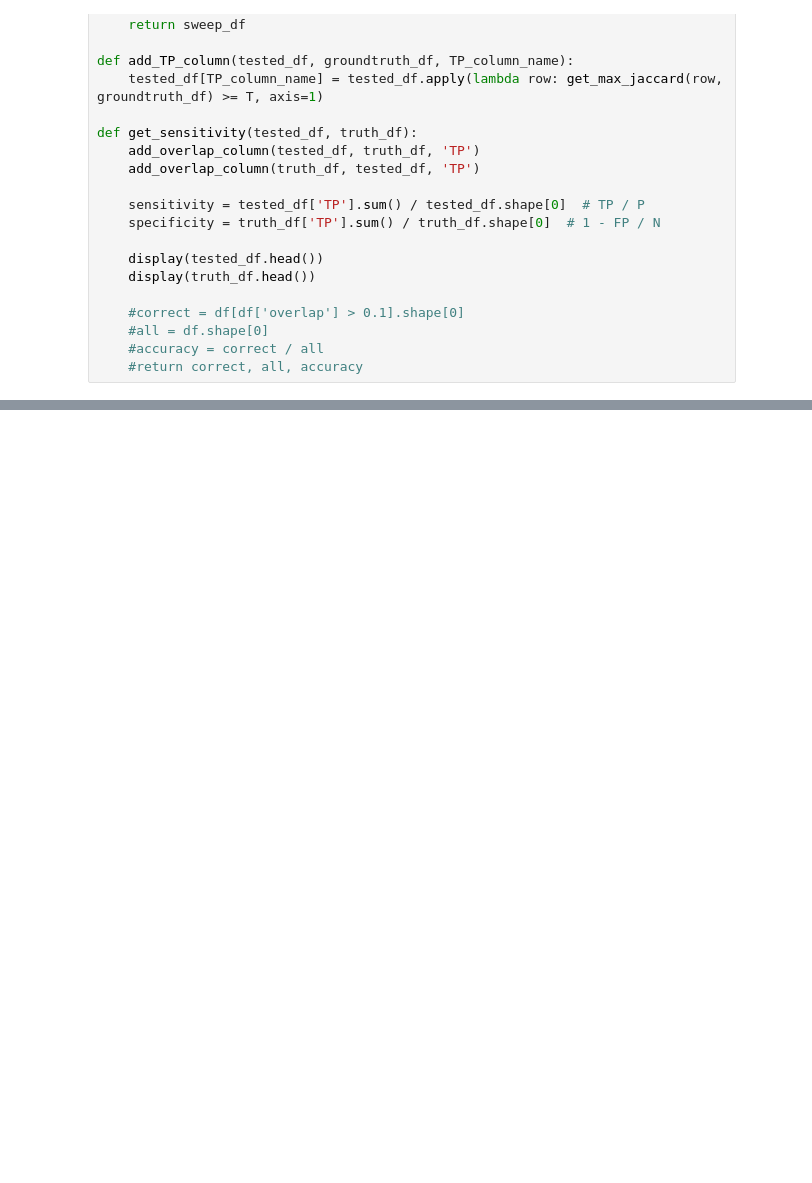
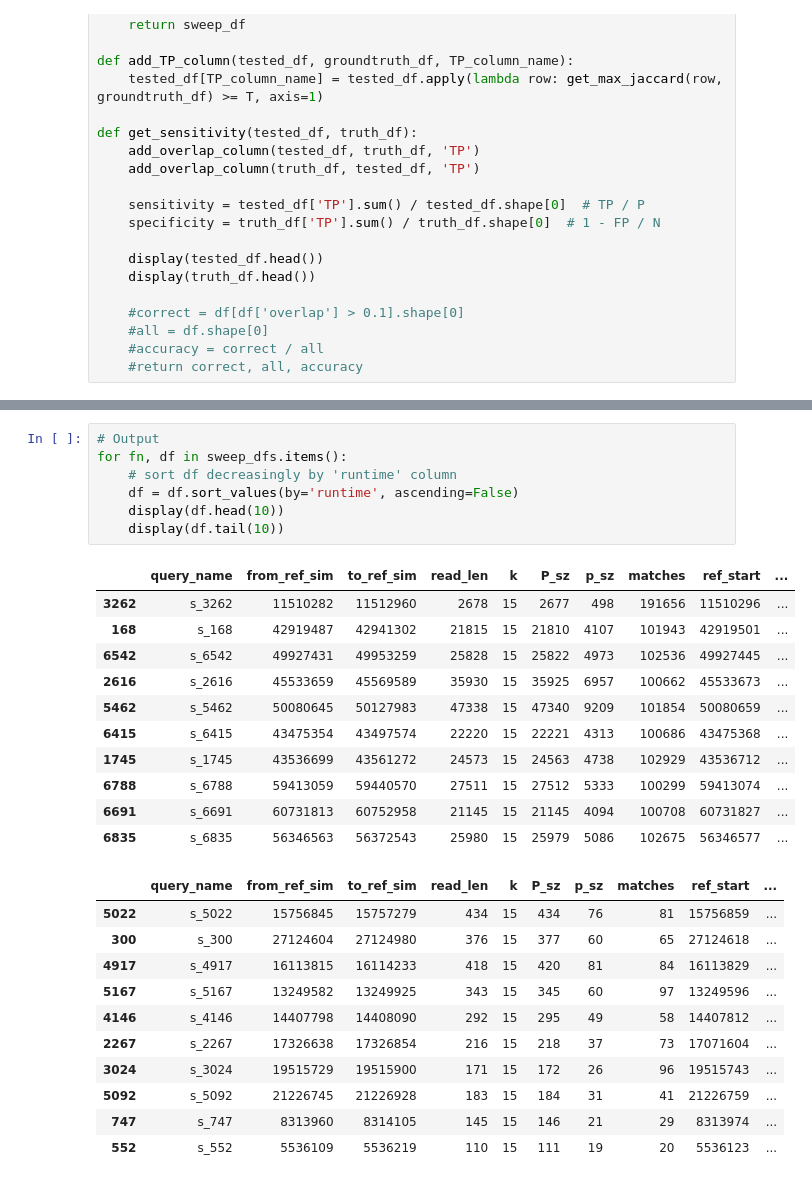
Before and after one commit to pesho-ivanov/shmap, a Jupyter notebook: Evals.ipynb, the cells around one changed output, grey strips where cells are left out. Drawn from its saved outputs; the diff is of its cells as text; blank space fills up the shorter version.

```diff
--- a/Evals.ipynb
+++ b/Evals.ipynb
@@ -71,2 +111,32 @@ out/sweep-b-a-fine.out
 |  |
+# %%
+# Output
+for fn, df in sweep_dfs.items():
+    # sort df decreasingly by 'runtime' column
+    df = df.sort_values(by='runtime', ascending=False)
+    display(df.head(10))
+    display(df.tail(10))
+# %% [output]
+|  | query_name | from_ref_sim | to_ref_sim | read_len | k | P_sz | p_sz | matches | ref_start | ... |
+| 3262 | s_3262 | 11510282 | 11512960 | 2678 | 15 | 2677 | 498 | 191656 | 11510296 | ... |
+| 168 | s_168 | 42919487 | 42941302 | 21815 | 15 | 21810 | 4107 | 101943 | 42919501 | ... |
+| 6542 | s_6542 | 49927431 | 49953259 | 25828 | 15 | 25822 | 4973 | 102536 | 49927445 | ... |
+| 2616 | s_2616 | 45533659 | 45569589 | 35930 | 15 | 35925 | 6957 | 100662 | 45533673 | ... |
+| 5462 | s_5462 | 50080645 | 50127983 | 47338 | 15 | 47340 | 9209 | 101854 | 50080659 | ... |
+| 6415 | s_6415 | 43475354 | 43497574 | 22220 | 15 | 22221 | 4313 | 100686 | 43475368 | ... |
+| 1745 | s_1745 | 43536699 | 43561272 | 24573 | 15 | 24563 | 4738 | 102929 | 43536712 | ... |
+| 6788 | s_6788 | 59413059 | 59440570 | 27511 | 15 | 27512 | 5333 | 100299 | 59413074 | ... |
+| 6691 | s_6691 | 60731813 | 60752958 | 21145 | 15 | 21145 | 4094 | 100708 | 60731827 | ... |
+| 6835 | s_6835 | 56346563 | 56372543 | 25980 | 15 | 25979 | 5086 | 102675 | 56346577 | ... |
+|  | query_name | from_ref_sim | to_ref_sim | read_len | k | P_sz | p_sz | matches | ref_start | ... |
+| 5022 | s_5022 | 15756845 | 15757279 | 434 | 15 | 434 | 76 | 81 | 15756859 | ... |
+| 300 | s_300 | 27124604 | 27124980 | 376 | 15 | 377 | 60 | 65 | 27124618 | ... |
+| 4917 | s_4917 | 16113815 | 16114233 | 418 | 15 | 420 | 81 | 84 | 16113829 | ... |
+| 5167 | s_5167 | 13249582 | 13249925 | 343 | 15 | 345 | 60 | 97 | 13249596 | ... |
+| 4146 | s_4146 | 14407798 | 14408090 | 292 | 15 | 295 | 49 | 58 | 14407812 | ... |
+| 2267 | s_2267 | 17326638 | 17326854 | 216 | 15 | 218 | 37 | 73 | 17071604 | ... |
+| 3024 | s_3024 | 19515729 | 19515900 | 171 | 15 | 172 | 26 | 96 | 19515743 | ... |
+| 5092 | s_5092 | 21226745 | 21226928 | 183 | 15 | 184 | 31 | 41 | 21226759 | ... |
+| 747 | s_747 | 8313960 | 8314105 | 145 | 15 | 146 | 21 | 29 | 8313974 | ... |
+| 552 | s_552 | 5536109 | 5536219 | 110 | 15 | 111 | 19 | 20 | 5536123 | ... |
 # %%
```
Also changed, not shown: parts of 5 cells of this notebook, 2 other files.
